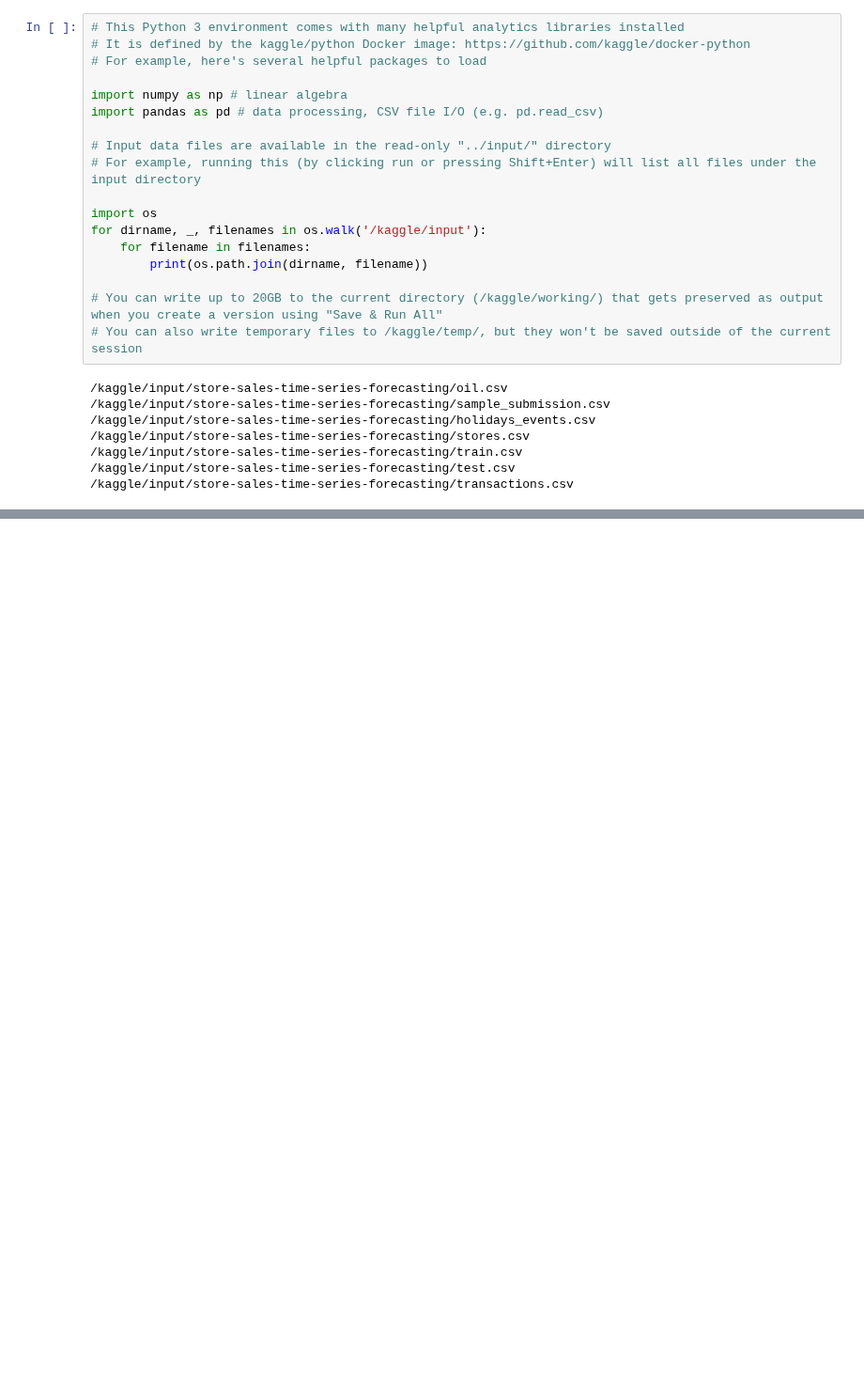
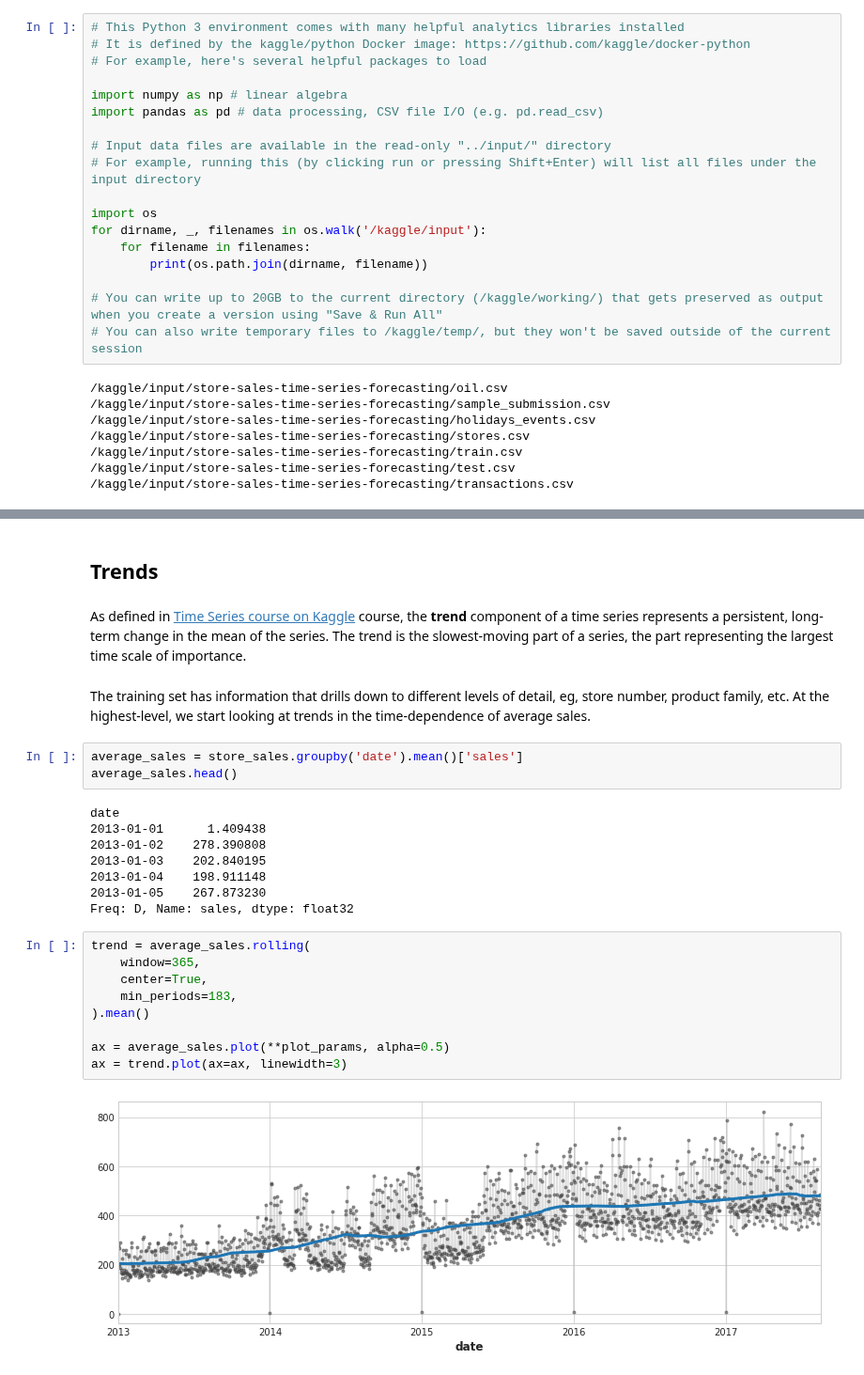
Before and after one commit to abhirup-ghosh/kaggle, a Jupyter notebook: store-sales-time-series-forecasting.ipynb, the cells around one changed output, grey strips where cells are left out. Shown at 94% size. Drawn from its saved outputs; the diff is of its cells as text; blank space fills up the shorter version.

Commit message:
Kaggle Notebook | store-sales-time-series-forecasting | Version 6

```diff
--- a/store-sales-time-series-forecasting.ipynb
+++ b/store-sales-time-series-forecasting.ipynb
@@ -110,0 +175,28 @@ y_pred = pd.DataFrame(model.predict(X), index=X.index, columns=y.columns)
+# %% [markdown]
+## Trends
+# %% [markdown]
+As defined in [Time Series course on Kaggle](https://www.kaggle.com/code/ryanholbrook/trend) course, the **trend** component of a time series represents a persistent, long-term change in the mean of the series. The trend is the slowest-moving part of a series, the part representing the largest time scale of importance.
+# %% [markdown]
+The training set has information that drills down to different levels of detail, eg, store number, product family, etc. At the highest-level, we start looking at trends in the time-dependence of average sales.
+# %%
+average_sales = store_sales.groupby('date').mean()['sales']
+average_sales.head()
+# %% [output]
+date
+2013-01-01      1.409438
+2013-01-02    278.390808
+2013-01-03    202.840195
+2013-01-04    198.911148
+2013-01-05    267.873230
+Freq: D, Name: sales, dtype: float32
+# %%
+trend = average_sales.rolling(
+    window=365,
+    center=True,
+    min_periods=183,
+).mean()
+
+ax = average_sales.plot(**plot_params, alpha=0.5)
+ax = trend.plot(ax=ax, linewidth=3)
+# %% [output]
+[figure, added]
```
Also changed, not shown: parts of 22 cells of this notebook.
